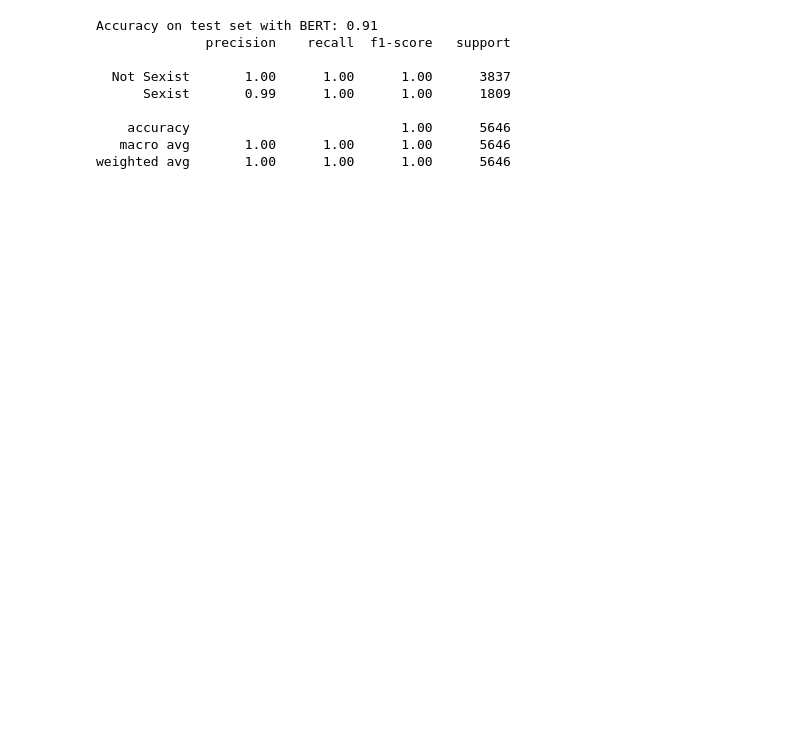
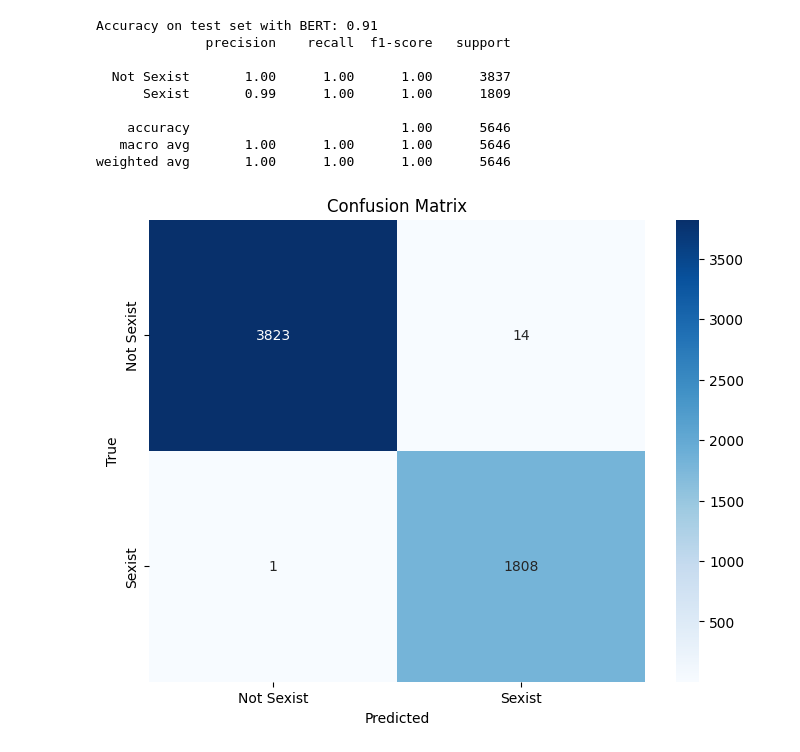
Before and after one commit to EmmanuelColonPalacios/Proyecto-ColonRoldan-ComputacionGrafica, a Jupyter notebook: ProyectoFinal_EmmanuelColón.ipynb, the cells around one changed output. Saved outputs shown, nothing was run; the diff lists cells and outputs as text; code cells hidden in the pictures; blank space fills up the shorter version.

```diff
--- a/ProyectoFinal_EmmanuelColón.ipynb
+++ b/ProyectoFinal_EmmanuelColón.ipynb
@@ -446,3 +446,17 @@ Accuracy on test set with BERT: 0.91
     accuracy                           1.00      5646
    macro avg       1.00      1.00      1.00      5646
 weighted avg       1.00      1.00      1.00      5646
+# %%
+from sklearn.metrics import confusion_matrix
+import seaborn as sns
+import matplotlib.pyplot as plt
+
+conf_matrix = confusion_matrix(test_df['sexist'], predictions)
+plt.figure(figsize=(8, 6))
+sns.heatmap(conf_matrix, annot=True, fmt='d', cmap='Blues', xticklabels=['Not Sexist', 'Sexist'], yticklabels=['Not Sexist', 'Sexist'])
+plt.title('Confusion Matrix')
+plt.xlabel('Predicted')
+plt.ylabel('True')
+plt.show()
+# %% [output]
+[figure, added]
```
Also changed, not shown: parts of 2 cells of this notebook.
